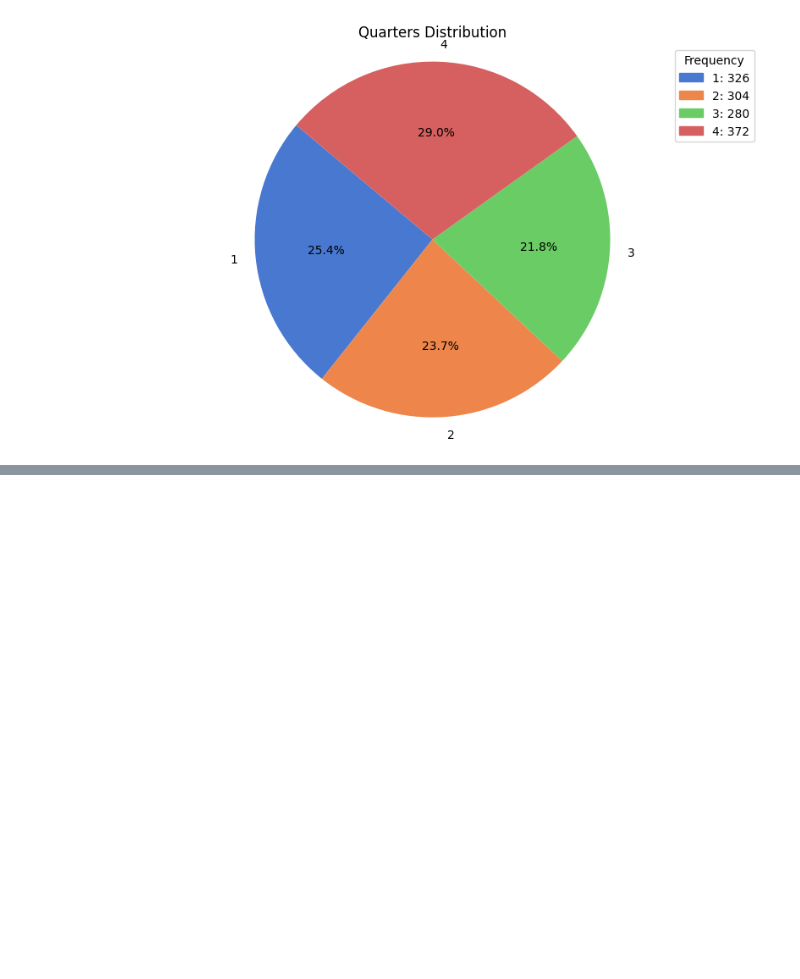
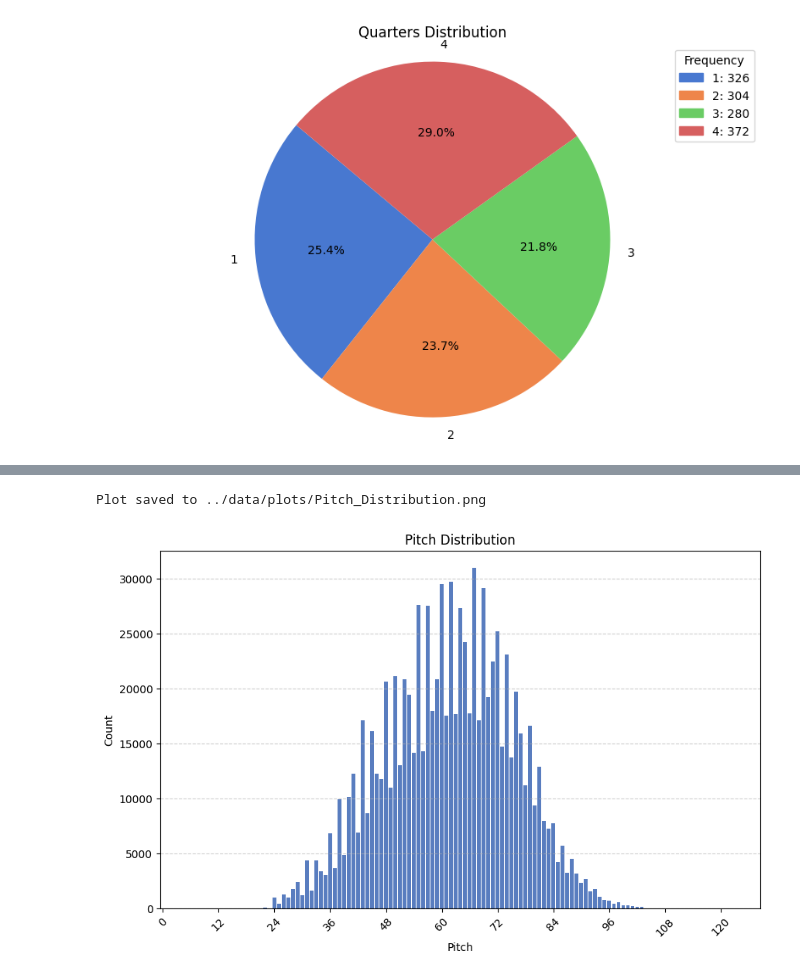
Before and after one commit to luissotomedina/KeyEmotions, a Jupyter notebook: notebooks/data_analysis.ipynb, the cells around one changed output, grey strips where cells are left out. Drawn from its saved outputs; the diff is of its cells as text; code cells hidden in the pictures; blank space fills up the shorter version.

```diff
--- a/notebooks/data_analysis.ipynb
+++ b/notebooks/data_analysis.ipynb
@@ -194,0 +195,30 @@ Plot saved to ../data/plots/Range_of_tempo_x_Violin_Plot.png
+# %%
+data = {
+    "Pitch": list(range(129)),
+    "Count": [
+        2, 0, 0, 0, 0, 0, 0, 0, 0, 0, 0, 0, 2, 0, 2, 0, 0, 0, 0, 0, 0, 6, 48, 30,
+        1010, 448, 1296, 978, 1799, 2414, 1226, 4392, 1600, 4357, 3390, 3028, 6858, 3688, 9959, 4883,
+        10113, 12272, 6932, 17150, 8653, 16109, 12253, 11756, 20651, 11006, 21122, 13026, 20838, 19453,
+        14195, 27615, 14269, 27530, 17973, 20882, 29527, 17553, 29757, 17687, 27323, 24216, 17741, 30985,
+        17130, 29130, 19201, 22455, 25195, 14755, 23119, 13758, 19725, 15910, 11230, 16659, 9340, 12874,
+        7956, 7289, 7742, 4214, 5730, 3267, 4516, 3168, 2344, 2662, 1574, 1756, 1044, 770, 726, 396, 572,
+        254, 274, 200, 154, 120, 22, 4, 10, 10, 2, 4, 0, 0, 0, 0, 0, 0, 0, 0, 0, 0, 0, 0, 0, 0, 0, 0, 0, 0, 0
+    ]
+}
+
+df = pd.DataFrame(data)
+
+plt.figure(figsize=(10, 6))
+colors = sns.color_palette('muted', 1)
+sns.barplot(x="Pitch", y="Count", data=df, color=colors[0])
+plt.xlabel('Pitch')
+plt.ylabel('Count')
+
+plt.xticks(rotation=45)
+plt.xticks(range(0, 129, 12), range(0, 129, 12))
+plt.grid(axis='y', linestyle='--', alpha=0.6)
+plt.title('Pitch Distribution')
+save_plot(plt, 'Pitch_Distribution.png')
+# %% [output]
+Plot saved to ../data/plots/Pitch_Distribution.png
+[figure, added]
```
Also changed, not shown: parts of 6 cells of this notebook, 37 other files.
